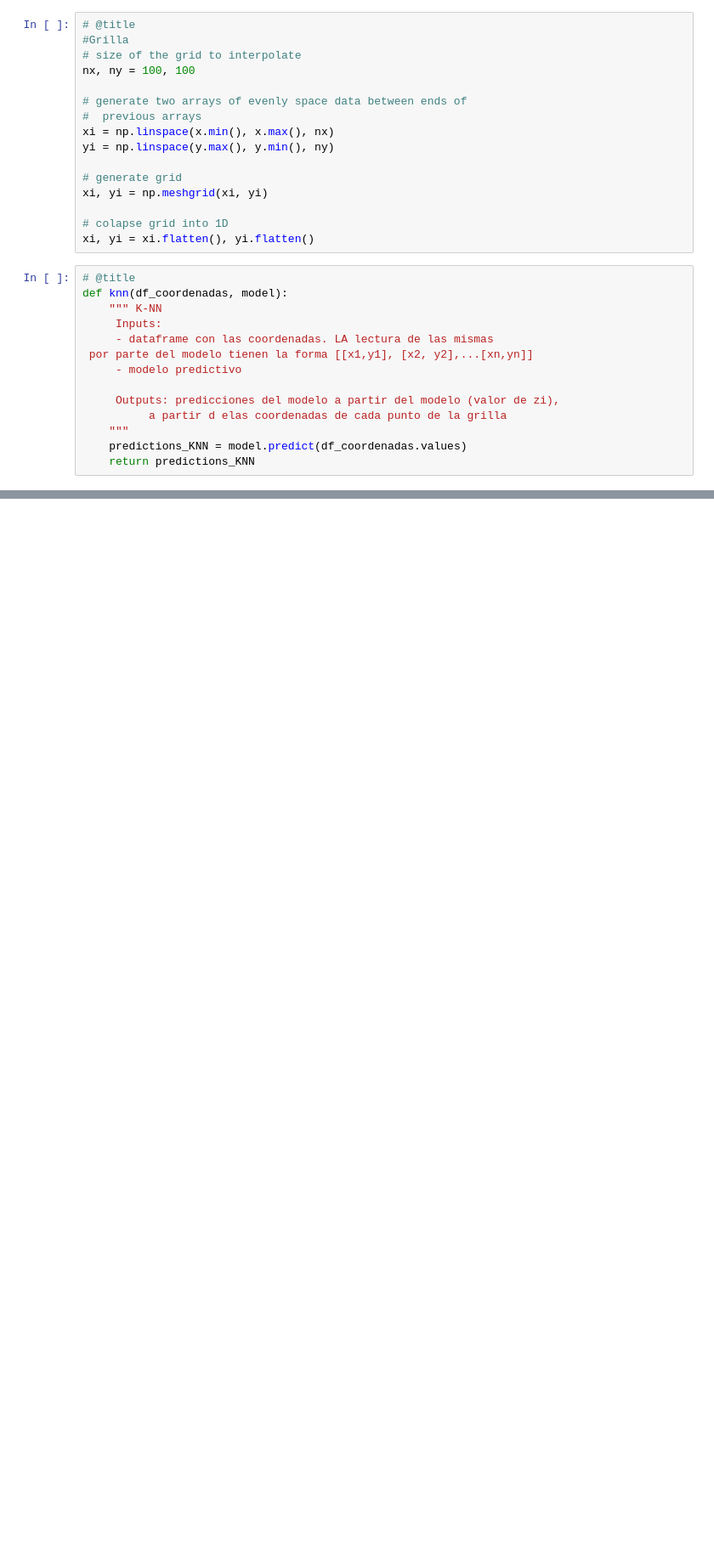
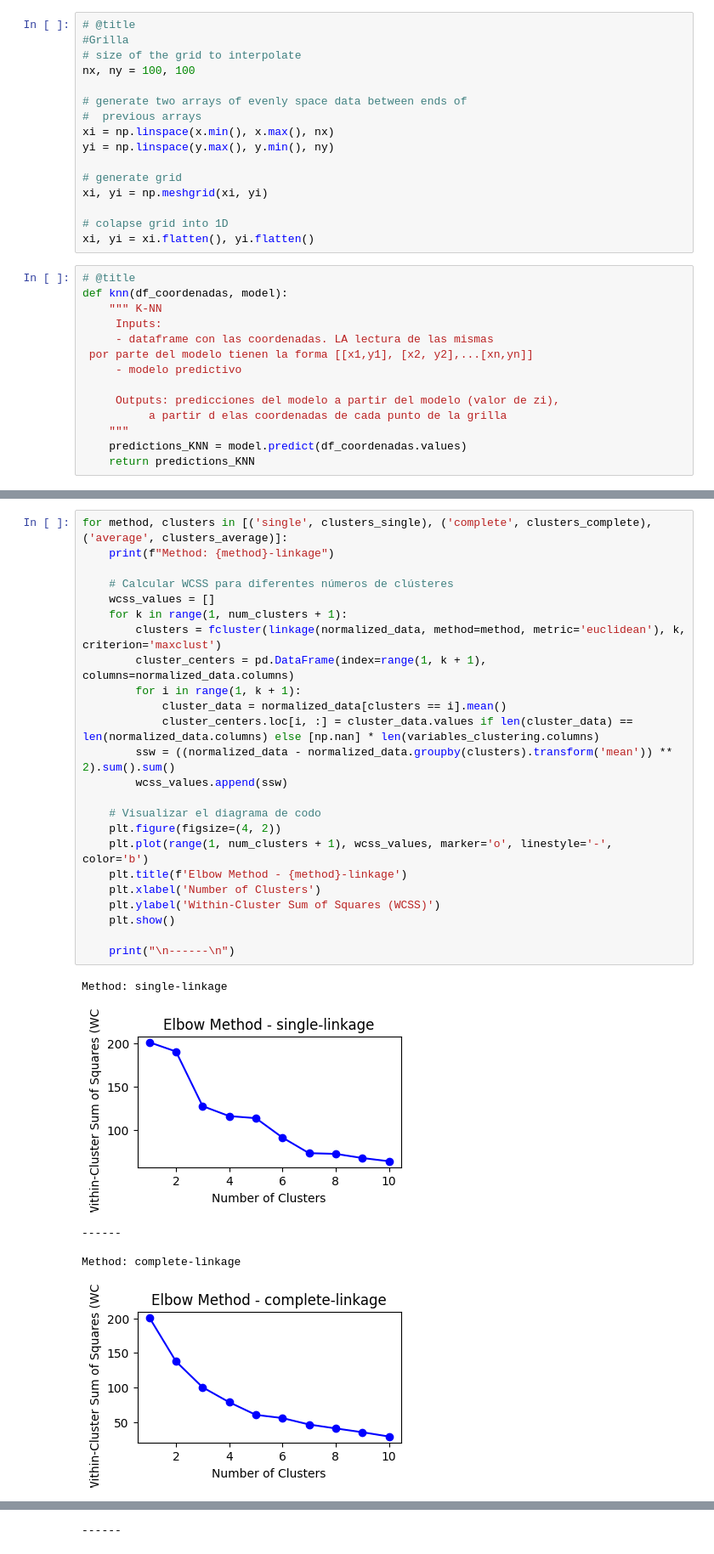
Before and after one commit to martinfernandoortiz/geoestadistica_unlp, a Jupyter notebook: final.ipynb, the cells around one changed output, grey strips where cells are left out. Shown at 85% size. Cells and saved outputs as stored; diff of their text form; blank space fills up the shorter version.

```diff
--- a/final.ipynb
+++ b/final.ipynb
@@ -1464,0 +1552,31 @@ plt.show()
+# %%
+for method, clusters in [('single', clusters_single), ('complete', clusters_complete), ('average', clusters_average)]:
+    print(f"Method: {method}-linkage")
+
+    # Calcular WCSS para diferentes números de clústeres
+    wcss_values = []
+    for k in range(1, num_clusters + 1):
+        clusters = fcluster(linkage(normalized_data, method=method, metric='euclidean'), k, criterion='maxclust')
+        cluster_centers = pd.DataFrame(index=range(1, k + 1), columns=normalized_data.columns)
+        for i in range(1, k + 1):
+            cluster_data = normalized_data[clusters == i].mean()
+            cluster_centers.loc[i, :] = cluster_data.values if len(cluster_data) == len(normalized_data.columns) else [np.nan] * len(variables_clustering.columns)
+        ssw = ((normalized_data - normalized_data.groupby(clusters).transform('mean')) ** 2).sum().sum()
+        wcss_values.append(ssw)
+
+    # Visualizar el diagrama de codo
+    plt.figure(figsize=(4, 2))
+    plt.plot(range(1, num_clusters + 1), wcss_values, marker='o', linestyle='-', color='b')
+    plt.title(f'Elbow Method - {method}-linkage')
+    plt.xlabel('Number of Clusters')
+    plt.ylabel('Within-Cluster Sum of Squares (WCSS)')
+    plt.show()
+
+    print("\n------\n")
+# %% [output]
+Method: single-linkage
+[figure, added]
+------
+
+Method: complete-linkage
+[figure, added]
@@ -1464,0 +1587 @@ plt.show()
+------
```
Also changed, not shown: parts of 20 cells of this notebook.
